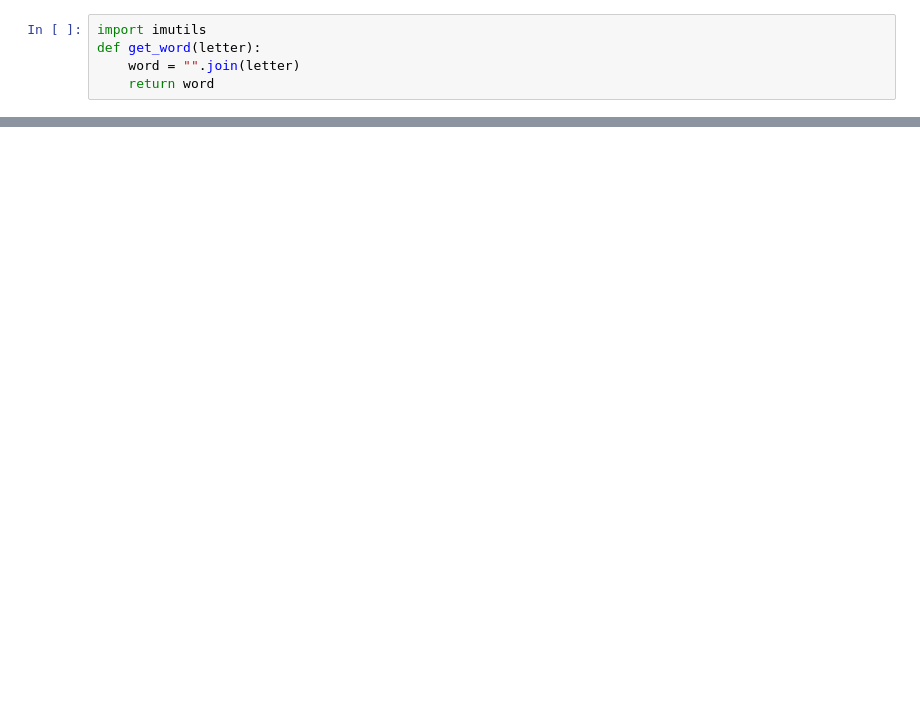
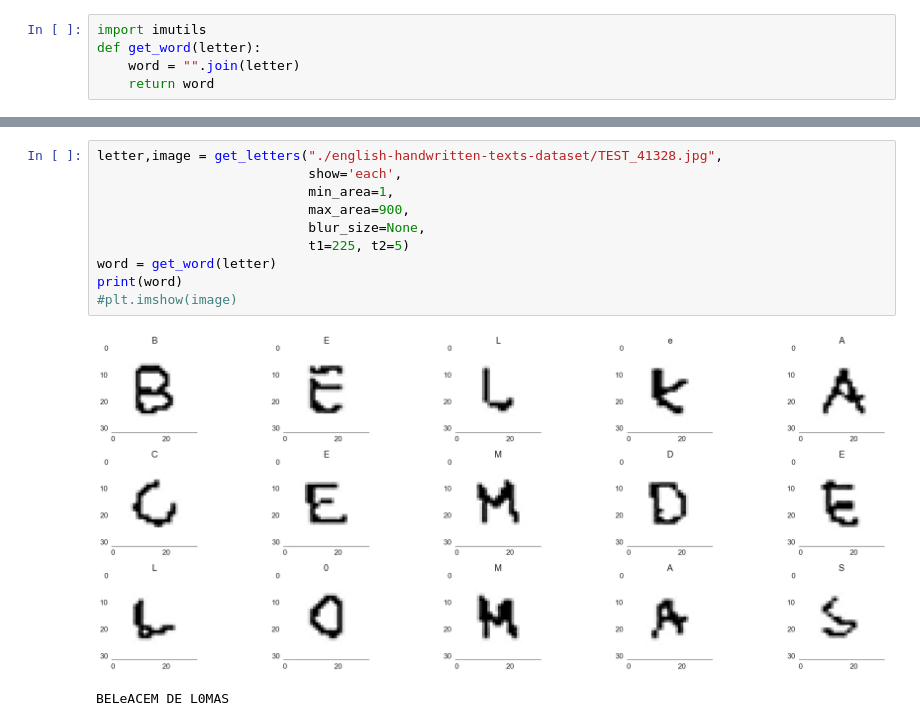
Before and after one commit to bahaungor/ocr_tf, a Jupyter notebook: Custom OCR w TF.ipynb, the cells around one changed output, grey strips where cells are left out. Drawn from its saved outputs; the diff is of its cells as text; blank space fills up the shorter version.

```diff
--- a/Custom OCR w TF.ipynb
+++ b/Custom OCR w TF.ipynb
@@ -983,0 +1006,13 @@ BELeACEM DE LOMAS
+# %%
+letter,image = get_letters("./english-handwritten-texts-dataset/TEST_41328.jpg",
+                           show='each',
+                           min_area=1,
+                           max_area=900,
+                           blur_size=None,
+                           t1=225, t2=5)
+word = get_word(letter)
+print(word)
+#plt.imshow(image)
+# %% [output]
+[figure, added]
+BELeACEM DE L0MAS
```
Also changed, not shown: parts of 14 cells of this notebook.
